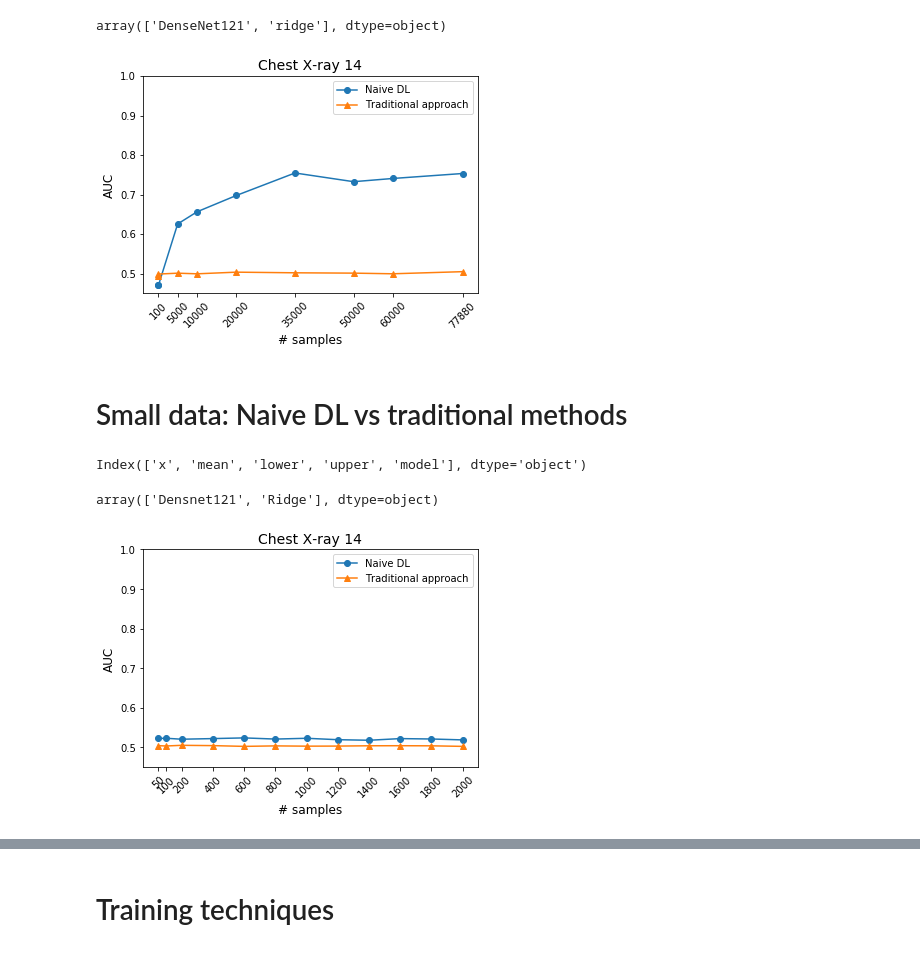
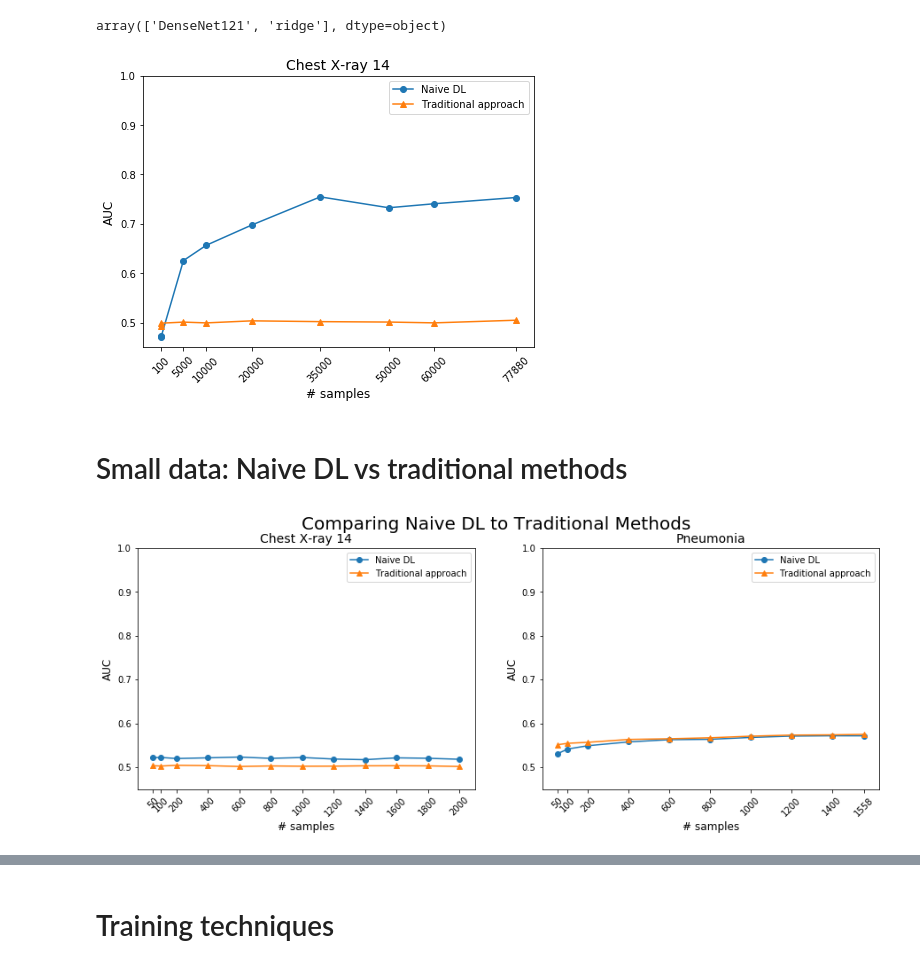
Before and after one commit to r0mer0m/DL-Medical-Images, a Jupyter notebook: plots/plots paper.ipynb, the cells around one changed output, grey strips where cells are left out. Saved outputs shown, nothing was run; the diff lists cells and outputs as text; code cells hidden in the pictures.

```diff
--- a/plots/plots paper.ipynb
+++ b/plots/plots paper.ipynb
@@ -16,6 +17,7 @@ df.model.unique()
 # %% [output]
 array(['DenseNet121', 'ridge'], dtype=object)
 # %%
+plt.figure(figsize=(7,5))
 x = [50, 100, 5_000, 10_000, 20_000, 35_000, 50_000, 60_000, 77_880]
 plt.plot(x, df[df['model']=='DenseNet121']['auc'], '-o', label='Naive DL')
 plt.plot(x, df[df['model']=='ridge']['auc'], '-^', label='Traditional approach')
@@ -27,29 +29,37 @@ plt.ylabel('AUC', fontsize=12)
 plt.title('Chest X-ray 14', fontsize=14)
 plt.show()
 # %% [output]
-[figure, old version]
+[figure, new version]
 # %% [markdown]
 # Small data: Naive DL vs traditional methods
 # %%
 df = pd.read_csv(PATH/'small-data-naive-approach/naive_DL_vs_traditional_chestxray14.csv')
+df2 = pd.read_csv(PATH/'small-data-naive-approach/naive_DL_vs_traditional_pneumonia.csv')
-# %%
-df.columns
-# %% [output]
-Index(['x', 'mean', 'lower', 'upper', 'model'], dtype='object')
-# %%
-df.model.unique()
-# %% [output]
-array(['Densnet121', 'Ridge'], dtype=object)
 # %%
+fig = plt.figure(figsize=(15,5))
+fig.suptitle('Comparing Naive DL to Traditional Methods', fontsize=20)
+
+plt.subplot(1,2,1)
 x = [50,100,200,400,600,800,1000,1200,1400,1600,1800, 2000]
 plt.plot(x, df[df['model']=='Densnet121']['mean'], '-o', label='Naive DL')
 plt.plot(x, df[df['model']=='Ridge']['mean'], '-^', label='Traditional approach')
 plt.xticks(x ,rotation=45)
 plt.legend(loc='best')
 plt.ylim(.45,1)
 plt.xlabel('# samples', fontsize=12)
 plt.ylabel('AUC', fontsize=12)
 plt.title('Chest X-ray 14', fontsize=14)
+
+plt.subplot(1,2,2)
+x = [50,100,200,400,600,800,1000,1200,1400,1558]
+plt.plot(x, df2[df2['model']=='Densnet121']['mean'], '-o', label='Naive DL')
+plt.plot(x, df2[df2['model']=='Ridge']['mean'], '-^', label='Traditional approach')
+plt.xticks(x ,rotation=45)
+plt.legend(loc='best')
+plt.ylim(.45,1)
+plt.xlabel('# samples', fontsize=12)
+plt.ylabel('AUC', fontsize=12)
+plt.title('Pneumonia', fontsize=14)
 plt.show()
 # %% [output]
-[figure, old version]
+[figure, new version]
```
Also changed, not shown: parts of 17 cells of this notebook, 4 other files.
